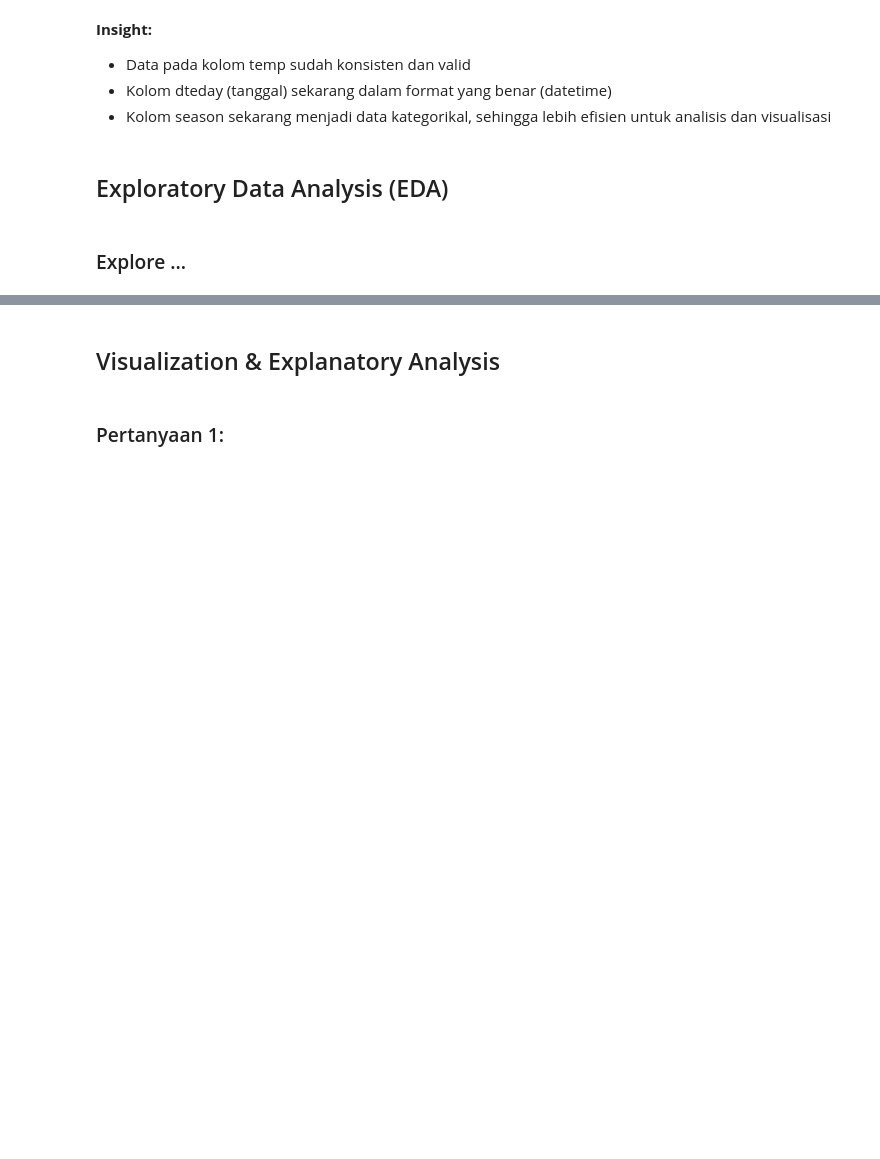
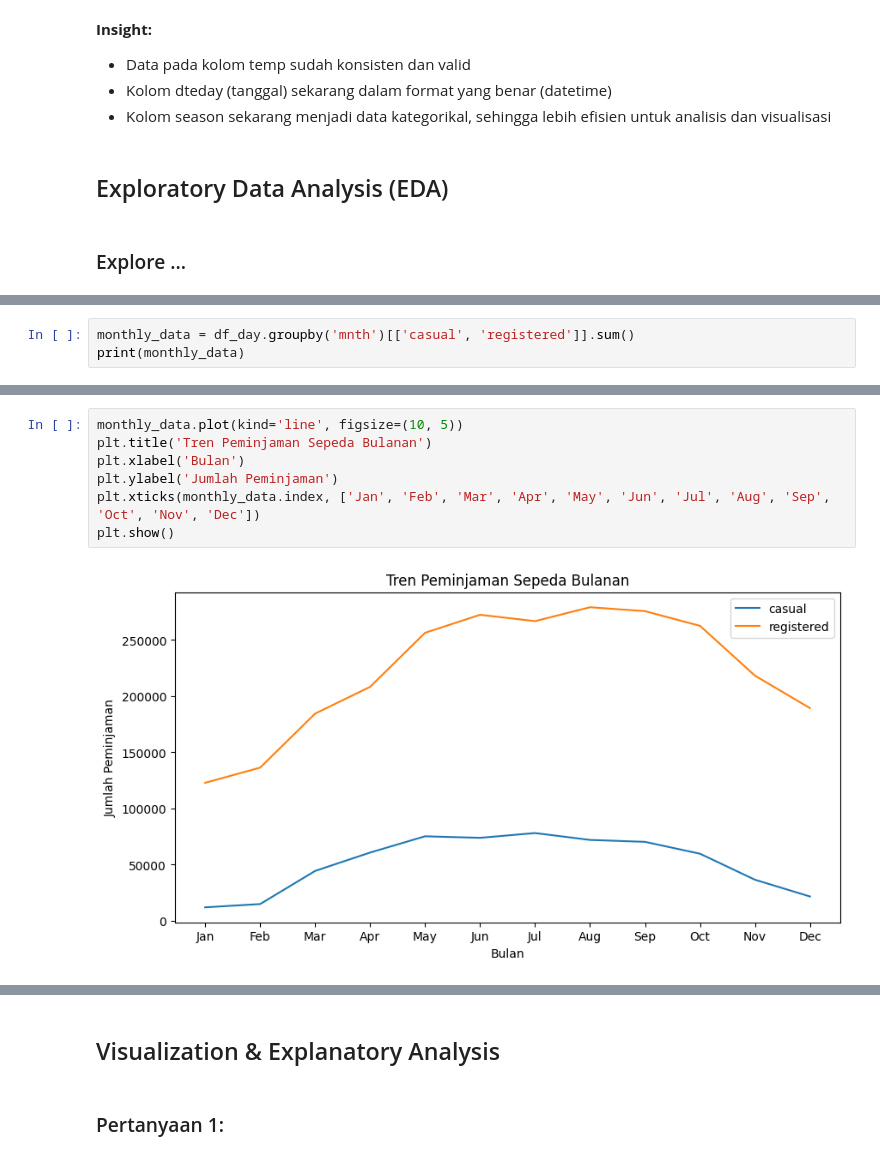
Before and after one commit to lazygirlleen/submission, a Jupyter notebook: notebook.ipynb, the cells around one changed output, grey strips where cells are left out. Saved outputs shown, nothing was run; the diff lists cells and outputs as text; blank space fills up the shorter version.

```diff
--- a/notebook.ipynb
+++ b/notebook.ipynb
@@ -169,0 +157,3 @@ plt.show()
+# %%
+monthly_data = df_day.groupby('mnth')[['casual', 'registered']].sum()
+print(monthly_data)
@@ -169,0 +175,9 @@ plt.show()
+# %%
+monthly_data.plot(kind='line', figsize=(10, 5))
+plt.title('Tren Peminjaman Sepeda Bulanan')
+plt.xlabel('Bulan')
+plt.ylabel('Jumlah Peminjaman')
+plt.xticks(monthly_data.index, ['Jan', 'Feb', 'Mar', 'Apr', 'May', 'Jun', 'Jul', 'Aug', 'Sep', 'Oct', 'Nov', 'Dec'])
+plt.show()
+# %% [output]
+[figure, added]
```
Also changed, not shown: parts of 35 cells of this notebook.
